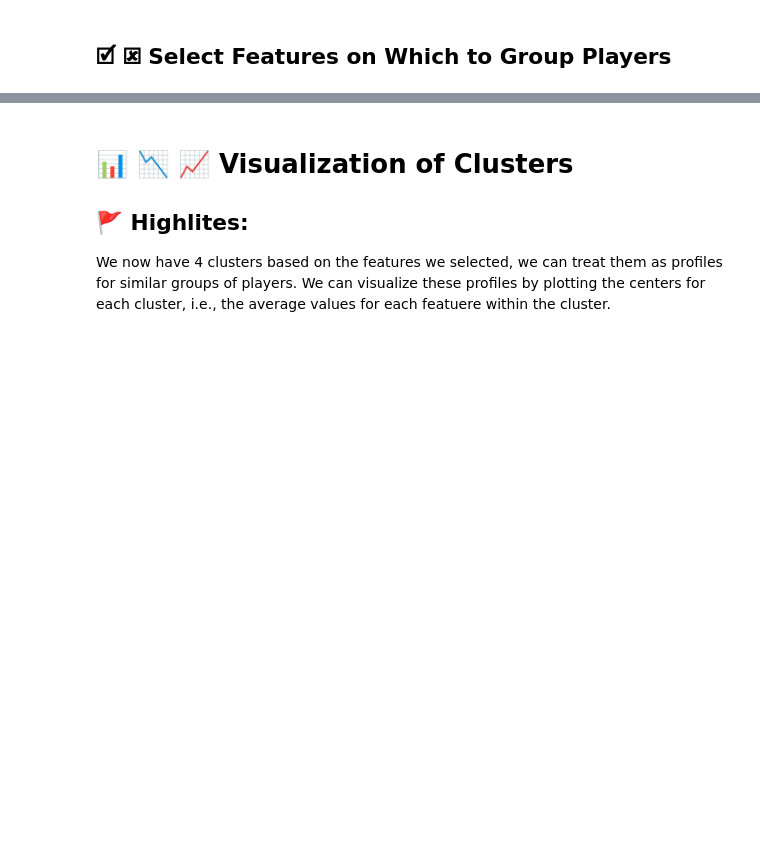
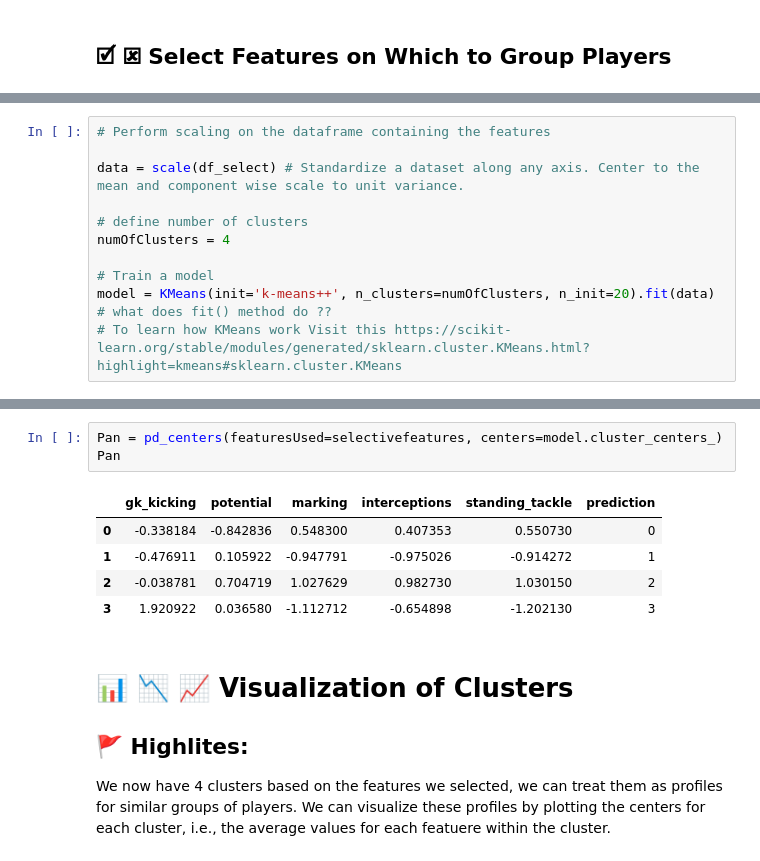
Before and after one commit to PabloYepes27/DataScience, a Jupyter notebook: Introduction_to_Data_Science_With_Data_Science.ipynb, the cells around one changed output, grey strips where cells are left out. Saved outputs shown, nothing was run; the diff lists cells and outputs as text; blank space fills up the shorter version.

```diff
--- a/Introduction_to_Data_Science_With_Data_Science.ipynb
+++ b/Introduction_to_Data_Science_With_Data_Science.ipynb
@@ -369,0 +456,11 @@ Now we will use a machine learning method called KMeans to cluster the values (i
+# %%
+# Perform scaling on the dataframe containing the features
+
+data = scale(df_select) # Standardize a dataset along any axis. Center to the mean and component wise scale to unit variance.
+
+# define number of clusters
+numOfClusters = 4
+
+# Train a model
+model = KMeans(init='k-means++', n_clusters=numOfClusters, n_init=20).fit(data) # what does fit() method do ??
+# To learn how KMeans work Visit this https://scikit-learn.org/stable/modules/generated/sklearn.cluster.KMeans.html?highlight=kmeans#sklearn.cluster.KMeans
@@ -370,3 +543,12 @@ Now we will use a machine learning method called KMeans to cluster the values (i
+# %%
+Pan = pd_centers(featuresUsed=selectivefeatures, centers=model.cluster_centers_)
+Pan
+# %% [output]
+|  | gk_kicking | potential | marking | interceptions | standing_tackle | prediction |
+| 0 | -0.338184 | -0.842836 | 0.548300 | 0.407353 | 0.550730 | 0 |
+| 1 | -0.476911 | 0.105922 | -0.947791 | -0.975026 | -0.914272 | 1 |
+| 2 | -0.038781 | 0.704719 | 1.027629 | 0.982730 | 1.030150 | 2 |
+| 3 | 1.920922 | 0.036580 | -1.112712 | -0.654898 | -1.202130 | 3 |
 # %% [markdown]
 # &#128202; &#128201; &#128200; Visualization of Clusters
 
```
Also changed, not shown: parts of 24 cells of this notebook.
